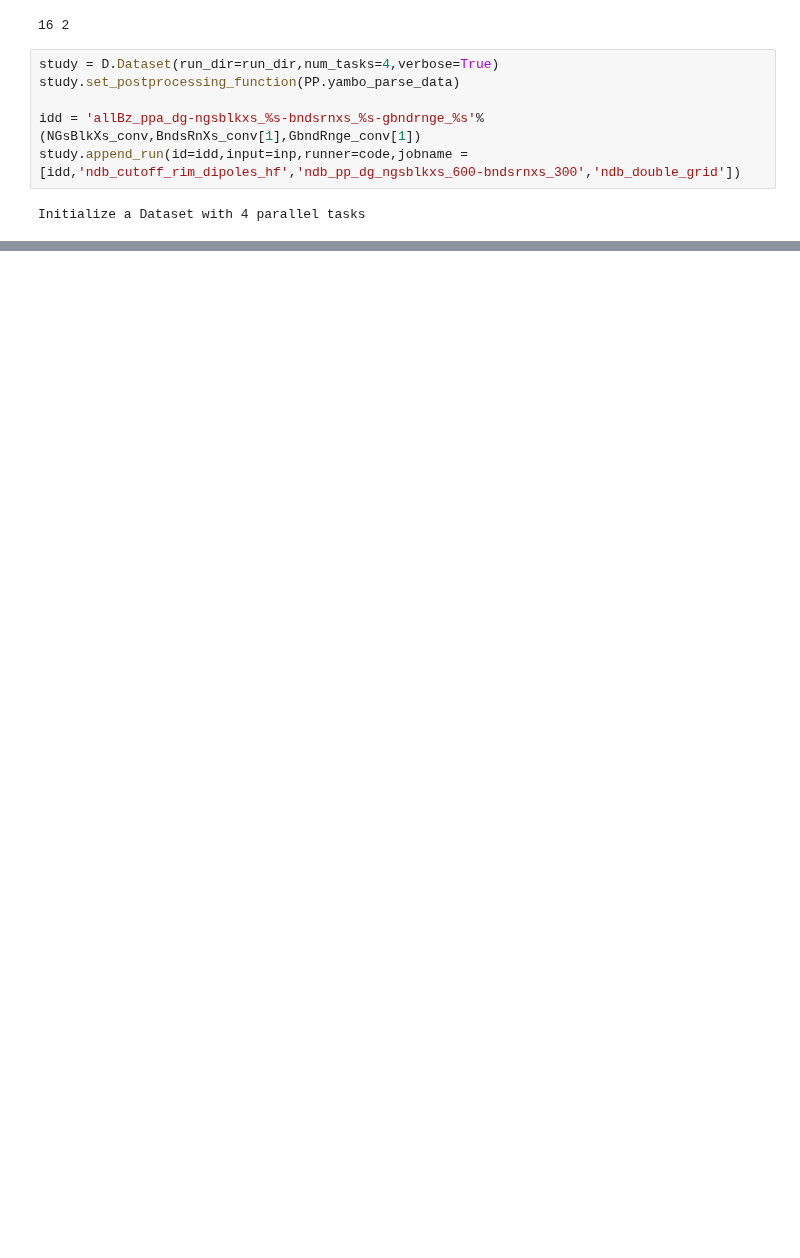
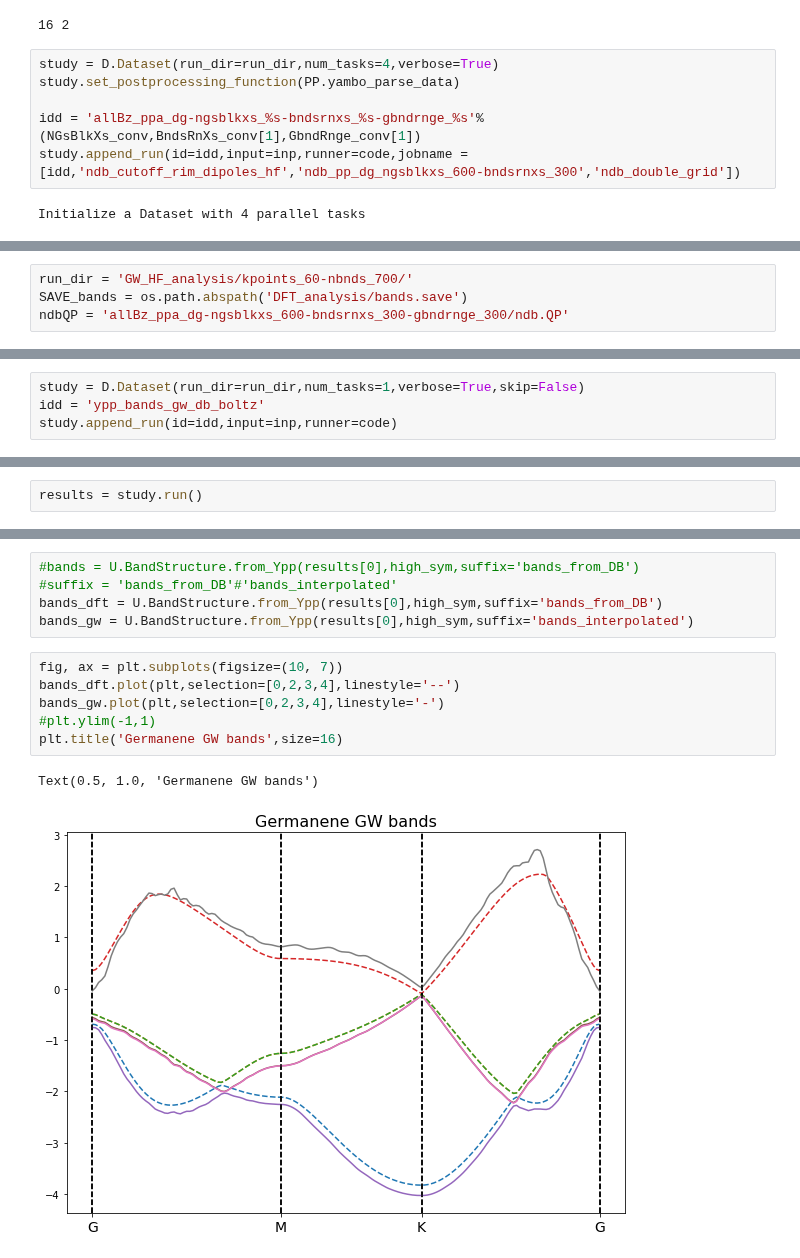
Before and after one commit to marcodalessandro76/Germanene, a Jupyter notebook: GW_Analysis.ipynb, the cells around one changed output, grey strips where cells are left out. Saved outputs shown, nothing was run; the diff lists cells and outputs as text; blank space fills up the shorter version.

```diff
--- a/GW_Analysis.ipynb
+++ b/GW_Analysis.ipynb
@@ -1010,0 +1041,4 @@ gap
+# %%
+run_dir = 'GW_HF_analysis/kpoints_60-nbnds_700/'
+SAVE_bands = os.path.abspath('DFT_analysis/bands.save')
+ndbQP = 'allBz_ppa_dg-ngsblkxs_600-bndsrnxs_300-gbndrnge_300/ndb.QP'
@@ -1010,0 +1093,4 @@ gap
+# %%
+study = D.Dataset(run_dir=run_dir,num_tasks=1,verbose=True,skip=False)
+idd = 'ypp_bands_gw_db_boltz'
+study.append_run(id=idd,input=inp,runner=code)
@@ -1010,0 +1099,2 @@ gap
+# %%
+results = study.run()
@@ -1010,0 +1113,14 @@ gap
+# %%
+#bands = U.BandStructure.from_Ypp(results[0],high_sym,suffix='bands_from_DB')
+#suffix = 'bands_from_DB'#'bands_interpolated'
+bands_dft = U.BandStructure.from_Ypp(results[0],high_sym,suffix='bands_from_DB')
+bands_gw = U.BandStructure.from_Ypp(results[0],high_sym,suffix='bands_interpolated')
+# %%
+fig, ax = plt.subplots(figsize=(10, 7))
+bands_dft.plot(plt,selection=[0,2,3,4],linestyle='--')
+bands_gw.plot(plt,selection=[0,2,3,4],linestyle='-')
+#plt.ylim(-1,1)
+plt.title('Germanene GW bands',size=16)
+# %% [output]
+Text(0.5, 1.0, 'Germanene GW bands')
+[figure, added]
```
Also changed, not shown: parts of 16 cells of this notebook, 2 other files.
